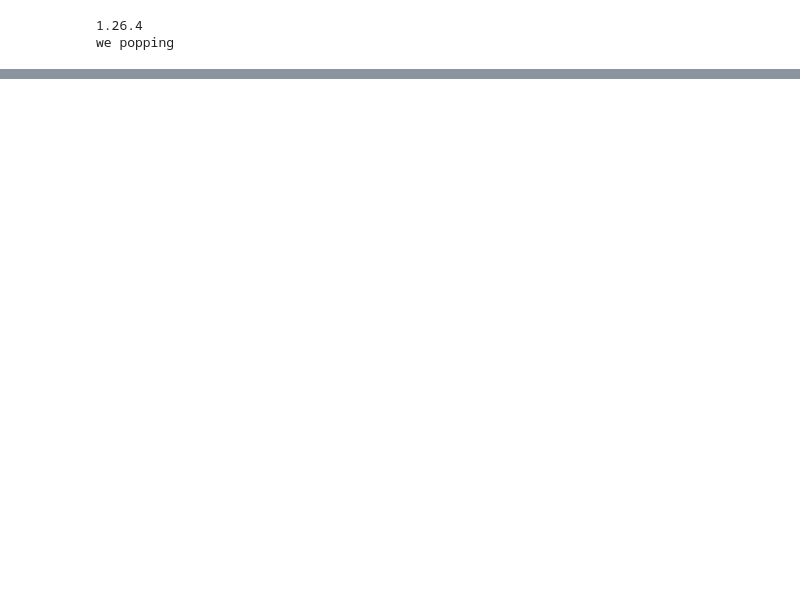
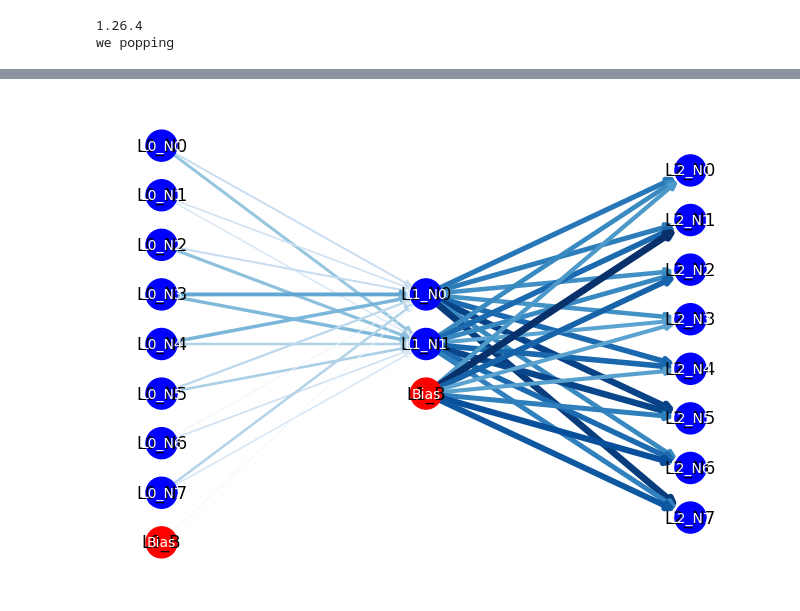
Before and after one commit to j0sh162/ACML_BackProp, a Jupyter notebook: BackProp.ipynb, the cells around one changed output, grey strips where cells are left out. Drawn from its saved outputs; the diff is of its cells as text; code cells hidden in the pictures; blank space fills up the shorter version.

```diff
--- a/BackProp.ipynb
+++ b/BackProp.ipynb
@@ -160,0 +166,6 @@ Epoch 50000  RMSE = 0.0164
+# %%
+
+input = inputs[:, 1:1+1]
+
+output,_ = feedforward(input, weights)
+print(output)
@@ -160,0 +213,75 @@ Epoch 50000  RMSE = 0.0164
+# %%
+def plot_network(weights):
+    try:
+        G = nx.DiGraph()
+
+        # Calculate layer sizes, accounting for bias nodes
+        input_size = weights[0].shape[1]  # Input features (includes bias if present)
+        hidden_size = weights[0].shape[0]  # Hidden neurons
+        output_size = weights[1].shape[0]  # Output neurons
+        hidden_with_bias = weights[1].shape[1]  # Hidden neurons + bias node
+
+        layer_sizes = [input_size, hidden_size, output_size]
+
+        # Add nodes for each layer with 'subset' attribute
+        # Different colors for regular and bias nodes
+        for layer, size in enumerate(layer_sizes):
+            for i in range(size):
+                node_type = 'regular'
+                G.add_node(f'L{layer}_N{i}', subset=layer, node_type=node_type)
+
+        # Add bias node to hidden layer
+        if hidden_with_bias > hidden_size:
+            G.add_node(f'L1_B', subset=1, node_type='bias')  # Bias for hidden layer
+
+        # Add edges with weights
+        # Layer 0 to Layer 1 (input to hidden)
+        for i in range(input_size):
+            for j in range(hidden_size):
+                G.add_edge(f'L0_N{i}', f'L1_N{j}', weight=weights[0][j, i])
+
+        # Layer 1 to Layer 2 (hidden to output)
+        # First connect regular hidden nodes
+        for i in range(hidden_size):
+            for j in range(output_size):
+                G.add_edge(f'L1_N{i}', f'L2_N{j}', weight=weights[1][j, i])
+
+        # Then connect bias node if it exists
+        if hidden_with_bias > hidden_size:
+            bias_index = hidden_size  # Last column in weight matrix is for bias
+            for j in range(output_size):
+                G.add_edge(f'L1_B', f'L2_N{j}', weight=weights[1][j, bias_index])
+
+        # Draw the graph
+        pos = nx.multipartite_layout(G, subset_key="subset")
+
+        # Customize node appearance based on node type
+        node_colors = []
+        for node, attrs in G.nodes(data=True):
+            if 'node_type' in attrs and attrs['node_type'] == 'bias':
+                node_colors.append('red')
+            else:
+                node_colors.append('blue')
+
+        # Edge widths based on weights
+        max_weight = max((abs(d['weight']) for _, _, d in G.edges(data=True)), default=1)
+        edges = G.edges(data=True)
+        edge_widths = [(abs(d['weight']) / max_weight * 5) for _, _, d in edges]
+
+        # Draw nodes and edges
+        nx.draw(G, pos, with_labels=True, node_size=500, node_color=node_colors,
+                edgelist=edges, width=edge_widths,
+                edge_color=edge_widths, edge_cmap=plt.cm.Blues)
+        nx.draw_networkx_labels(G, pos, font_size=10, font_color='white')
+
+        plt.show()
+
+    except Exception as e:
+        print(f"Error encountered: {e}")
+
+# Example usage with bias nodes:
+# layer_1 = np.random.rand(3, 9)  # Hidden × Input (3 hidden neurons, 9 input features)
+# layer_2 = np.random.rand(8, 4)  # Output × Hidden (8 output neurons, 3 hidden + 1 bias)
+weights = weight_history[-1]
+plot_network(weights)
+# %% [output]
@@ -160,0 +290 @@ Epoch 50000  RMSE = 0.0164
+[figure, added]
```
Also changed, not shown: parts of 7 cells of this notebook.
